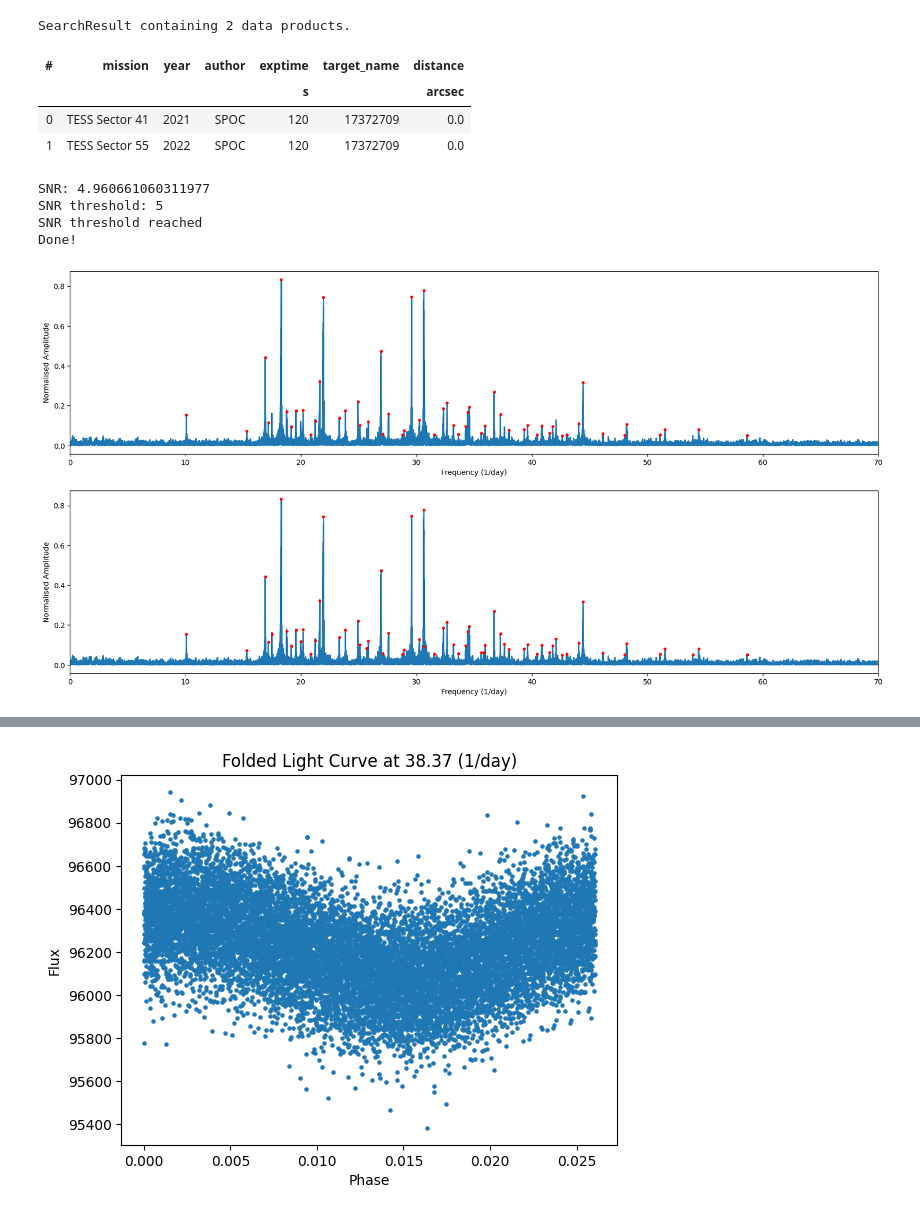
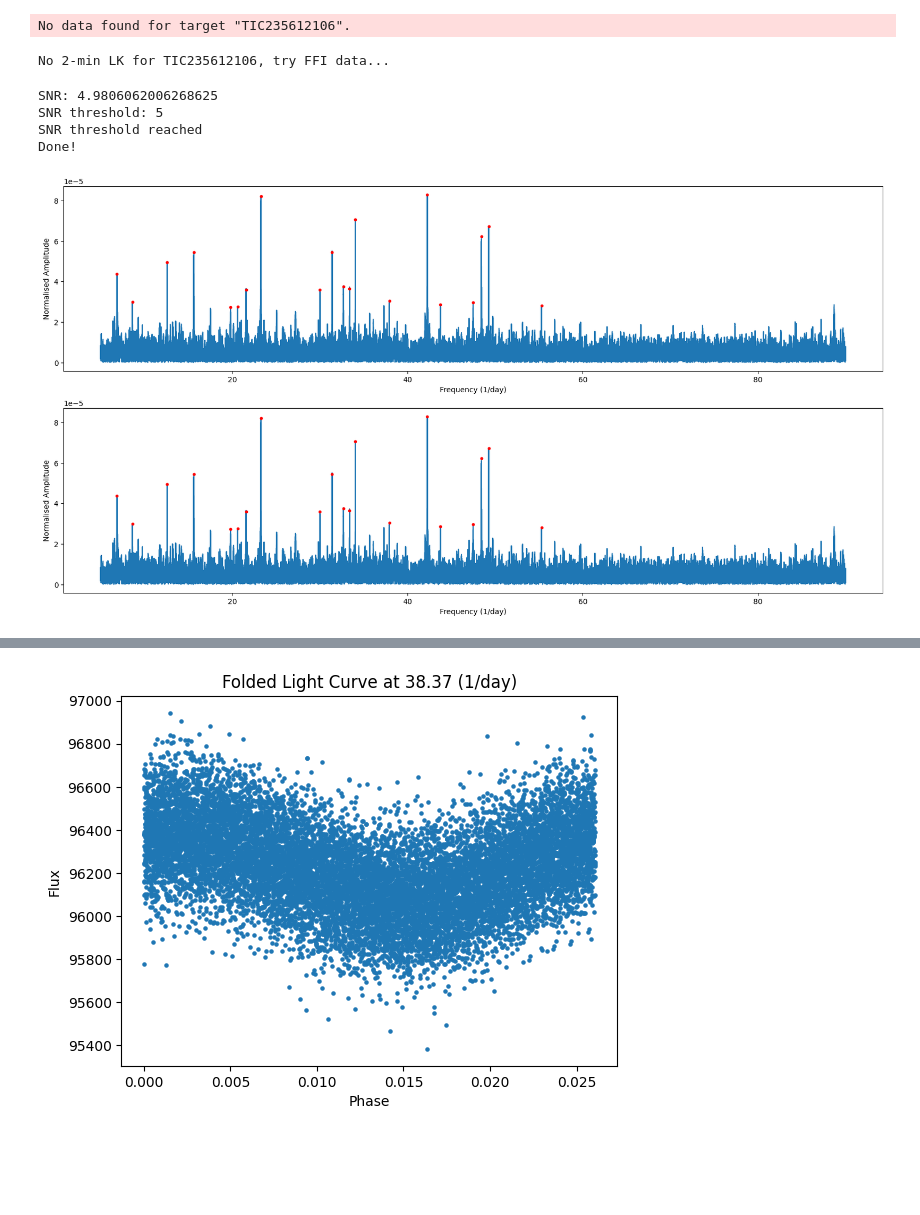
Before and after one commit to gautam-404/PreWhitener, a Jupyter notebook: pywhitener.ipynb, the cells around one changed output, grey strips where cells are left out. Saved outputs shown, nothing was run; the diff lists cells and outputs as text; code cells hidden in the pictures; blank space fills up the shorter version.

```diff
--- a/pywhitener.ipynb
+++ b/pywhitener.ipynb
@@ -17,30 +17,36 @@ from astropy import units
 from itertools import repeat
 
 from echelle import plot_echelle, interact_echelle
-# %%
-# star = 'TIC171591531'
-star = 'TIC17372709'
-# star = 'HD20203'
-# star = 'V647Tau'
-lk_search = lk.search_lightcurve(star, mission="TESS", cadence=120)
-lk_search
-# %% [output]
-SearchResult containing 2 data products.
-| # | mission | year | author | exptime | target_name | distance |
-|  |  |  |  | s |  | arcsec |
-| 0 | TESS Sector 41 | 2021 | SPOC | 120 | 17372709 | 0.0 |
-| 1 | TESS Sector 55 | 2022 | SPOC | 120 | 17372709 | 0.0 |
 # %%
-# lc = lk_search[1].download().remove_nans().remove_outliers()
+# star = 'TIC171591531'
+# star = 'TIC189127221'
+star = 'TIC235612106'
+# star = 'TIC189127221'
+# star = 'TIC469421586'
+# star = 'HD20203'
+# star = 'V647Tau'
+lc_collection = lk.search_lightcurve(star, mission="TESS", cadence=120, author="SPOC").download_all()
+fmax = 90
+snr_threshold = 5
+if lc_collection is None:
+    print (f"No 2-min LK for {star}, try FFI data...")
+    lc_collection = lk.search_lightcurve(star, mission="TESS", cadence=600, author="TESS-SPOC").download_all()
+    fmax = 72
+    snr_threshold = 4
+if lc_collection is None:
+    print (f"No FFI LK for {star}, passing...")
+    pass
+else:
+    lc = lc_collection[0].normalize() # defaults to pdcsap_flux now.
+    for l in lc_collection[1:]:
+        lc = lc.append(l.normalize())
+    lc = lc.remove_nans().remove_outliers()
 
-lc_collection = lk.search_lightcurve(star, mission="TESS", cadence=120, author="SPOC").download_all()
-lc = lc_collection[0].normalize() # defaults to pdcsap_flux now.
-for l in lc_collection[1:]:
-    lc = lc.append(l.normalize())
-lc = lc.remove_nans().remove_outliers()
-
-# Extract time and flux from the light curve
-time, flux = lc.time.value, lc.flux.value
+    # Extract time and flux from the light curve
+    time, flux = lc.time.value, lc.flux.value
+# %% [output]
+No data found for target "TIC235612106".
+No 2-min LK for TIC235612106, try FFI data...
 # %%
 def amp_spectrum(t, y, fmin=None, fmax=None, nyq_mult=1., oversample_factor=5.):
     tmax = t.max()
@@ -275,39 +273,39 @@ def prewhitener(time, flux, max_iterations=100, snr_threshold=5, nearby_peaks_to
     return freq_amp.freq.values, freq_amp.amp.values
     # return peak_freqs, peak_amps
 # %%
-peak_freqs1, peak_amps1 = prewhitener(time, flux, snr_threshold=5, remove_harmonics=True)
-peak_freqs2, peak_amps2 = prewhitener(time, flux, snr_threshold=5, remove_harmonics=False)
+peak_freqs1, peak_amps1 = prewhitener(time, flux, snr_threshold=5, remove_harmonics=False)
+peak_freqs2, peak_amps2 = prewhitener(time, flux, snr_threshold=5, remove_harmonics=True, harmonic_tolerance=0.01)
 # %% [output]
-SNR: 4.960661060311977
+SNR: 4.9806062006268625
 SNR threshold: 5
 SNR threshold reached
 Done!
 # %%
 # Plot the final periodogram after pre-whitening
-freqs, amps = amp_spectrum(t=time, y=flux/np.median(flux), fmin=0, fmax=90, nyq_mult=1, oversample_factor=5)
+freqs, amps = amp_spectrum(t=time, y=flux, fmin=5, fmax=90, nyq_mult=1, oversample_factor=5)
 plt.figure(figsize=(20, 10))
 plt.title("Lomb-Scargle Periodogram with peaks")
 
 ax1 = plt.subplot(2, 1, 1)
-ax1.plot(freqs, amps*1000, zorder=1)
+ax1.plot(freqs, amps, zorder=1)
 ax1.scatter(peak_freqs1, peak_amps1, s=10, color='red', zorder=2)
 ax1.set_xlabel("Frequency (1/day)")
 ax1.set_ylabel("Normalised Amplitude")
-ax1.set_xlim(0, 70)
-# ax1.set_xlim(15, 30)
+# ax1.set_xlim(0, 70)
+# ax1.set_xlim(20, 30)
 # ax1.set_xlim(30, 40)
 
 ax2 = plt.subplot(2, 1, 2)
-ax2.plot(freqs, amps*1000, zorder=1)
+ax2.plot(freqs, amps, zorder=1)
 ax2.scatter(peak_freqs2, peak_amps2, s=10, color='red', zorder=2)
 ax2.set_xlabel("Frequency (1/day)")
 ax2.set_ylabel("Normalised Amplitude")
 ax2.set_xlim(ax1.get_xlim())
 ax2.set_ylim(ax1.get_ylim())
 
 plt.show()
 # %% [output]
-[figure, old version]
+[figure, new version]
 # %%
 len(peak_freqs1), len(peak_amps1)
 # %% [output]
```
Also changed, not shown: parts of 5 cells of this notebook, 1 other file.
